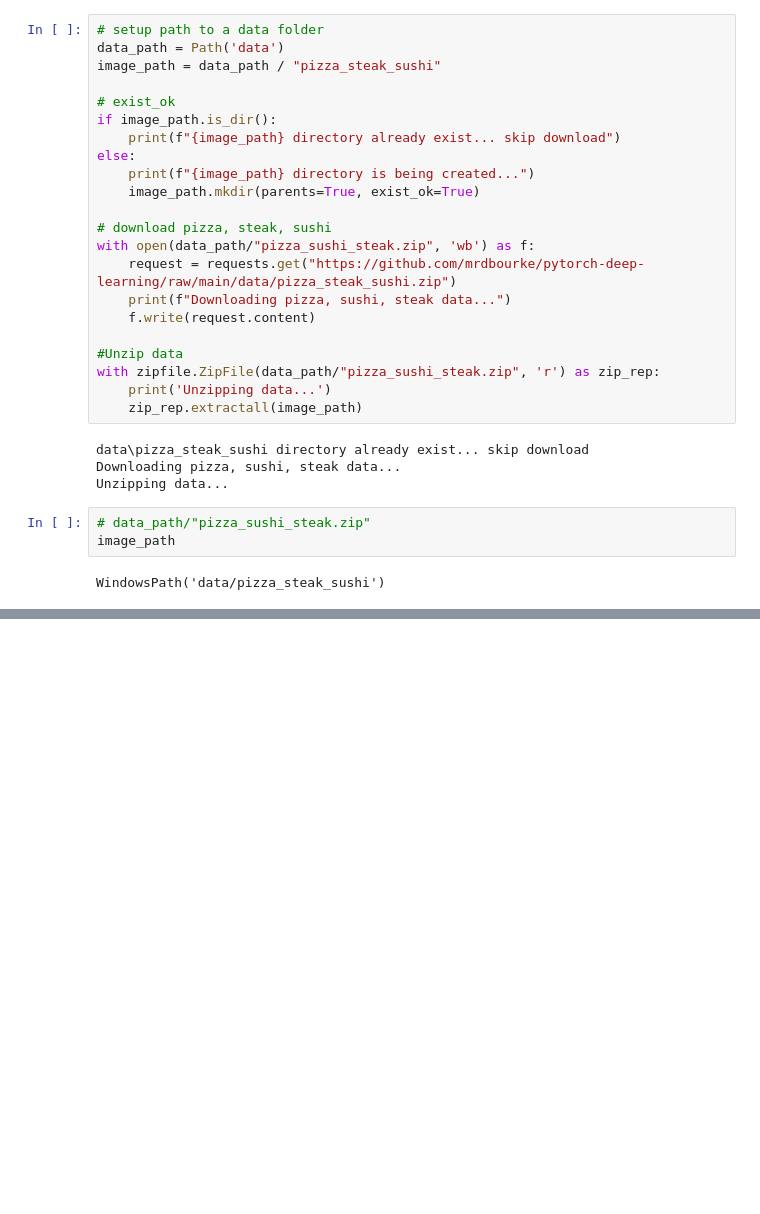
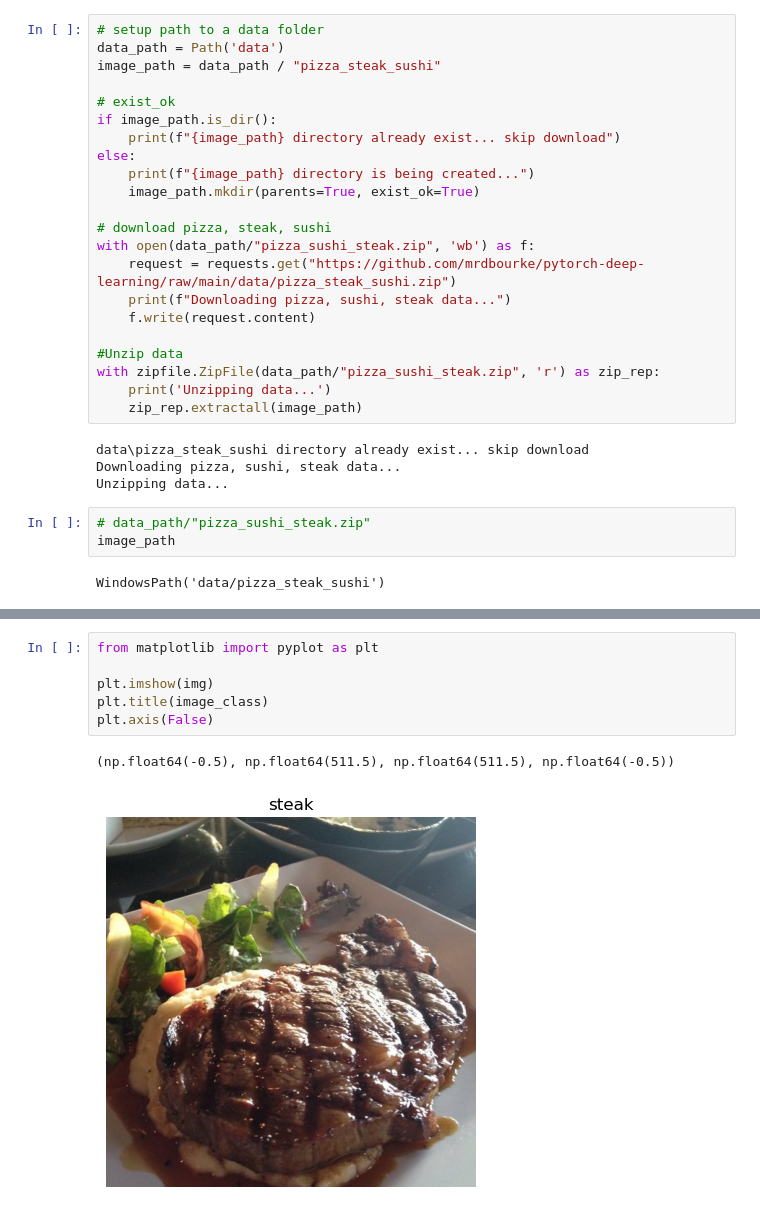
Before and after one commit to padrigon-lynbert/Learning_toorch, a Jupyter notebook: 06_pytorch_custom_datasets.ipynb, the cells around one changed output, grey strips where cells are left out. Cells and saved outputs as stored; diff of their text form; blank space fills up the shorter version.

```diff
--- a/06_pytorch_custom_datasets.ipynb
+++ b/06_pytorch_custom_datasets.ipynb
@@ -51,0 +124,9 @@ WindowsPath('data/pizza_steak_sushi')
+# %%
+from matplotlib import pyplot as plt
+
+plt.imshow(img)
+plt.title(image_class)
+plt.axis(False)
+# %% [output]
+(np.float64(-0.5), np.float64(511.5), np.float64(511.5), np.float64(-0.5))
+[figure, added]
```
Also changed, not shown: parts of 8 cells of this notebook.
